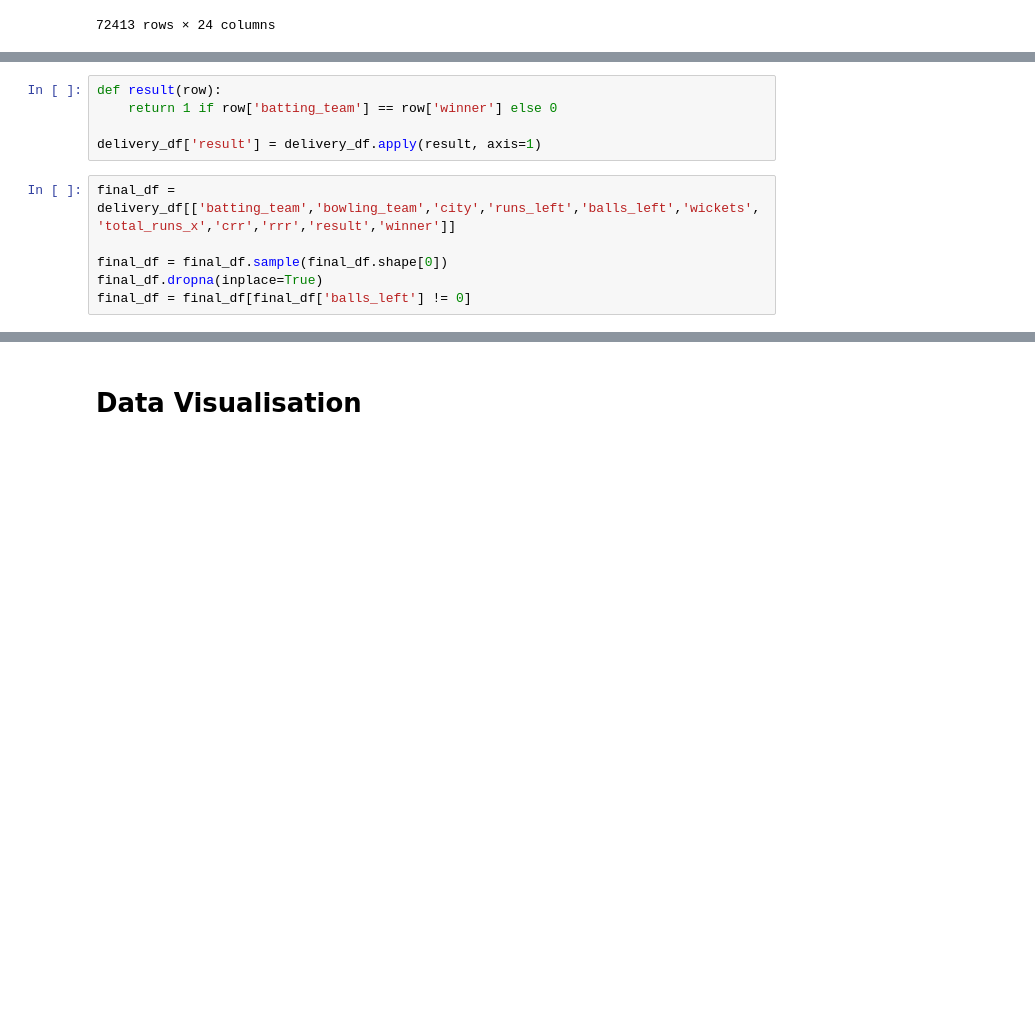
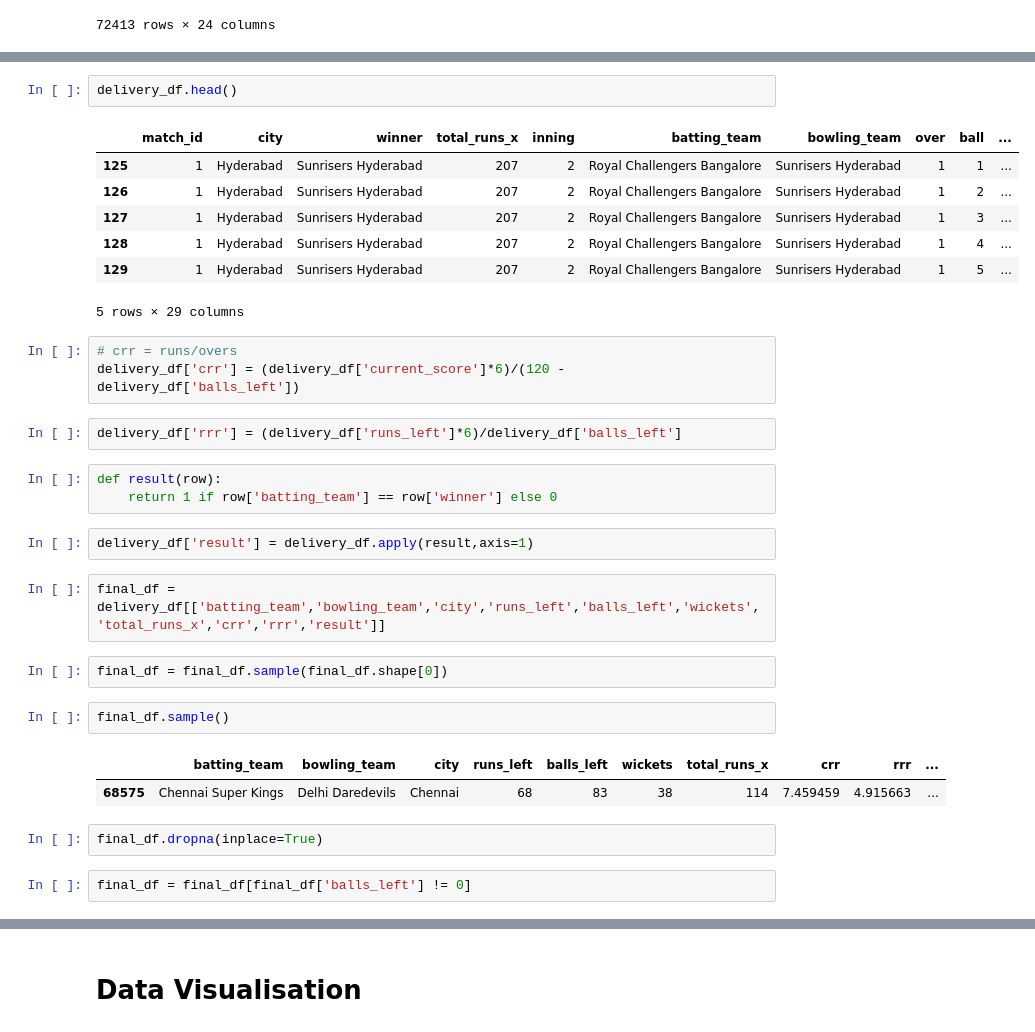
Before and after one commit to vishall214/NxtCatch, a Jupyter notebook: main.ipynb, the cells around one changed output, grey strips where cells are left out. Saved outputs shown, nothing was run; the diff lists cells and outputs as text; blank space fills up the shorter version.

```diff
--- a/main.ipynb
+++ b/main.ipynb
@@ -173,14 +202,36 @@ delivery_df['rrr'] = (delivery_df['runs_left'] * 6) / delivery_df['balls_left']
+# %%
+delivery_df.head()
+# %% [output]
+|  | match_id | city | winner | total_runs_x | inning | batting_team | bowling_team | over | ball | ... |
+| 125 | 1 | Hyderabad | Sunrisers Hyderabad | 207 | 2 | Royal Challengers Bangalore | Sunrisers Hyderabad | 1 | 1 | ... |
+| 126 | 1 | Hyderabad | Sunrisers Hyderabad | 207 | 2 | Royal Challengers Bangalore | Sunrisers Hyderabad | 1 | 2 | ... |
+| 127 | 1 | Hyderabad | Sunrisers Hyderabad | 207 | 2 | Royal Challengers Bangalore | Sunrisers Hyderabad | 1 | 3 | ... |
+| 128 | 1 | Hyderabad | Sunrisers Hyderabad | 207 | 2 | Royal Challengers Bangalore | Sunrisers Hyderabad | 1 | 4 | ... |
+| 129 | 1 | Hyderabad | Sunrisers Hyderabad | 207 | 2 | Royal Challengers Bangalore | Sunrisers Hyderabad | 1 | 5 | ... |
+5 rows × 29 columns
+# %%
+# crr = runs/overs
+delivery_df['crr'] = (delivery_df['current_score']*6)/(120 - delivery_df['balls_left'])
+# %%
+delivery_df['rrr'] = (delivery_df['runs_left']*6)/delivery_df['balls_left']
 # %%
 def result(row):
     return 1 if row['batting_team'] == row['winner'] else 0
-
-delivery_df['result'] = delivery_df.apply(result, axis=1)
+# %%
+delivery_df['result'] = delivery_df.apply(result,axis=1)
 # %%
-final_df = delivery_df[['batting_team','bowling_team','city','runs_left','balls_left','wickets','total_runs_x','crr','rrr','result','winner']]
-
-final_df = final_df.sample(final_df.shape[0])
-final_df.dropna(inplace=True)
-final_df = final_df[final_df['balls_left'] != 0]
+final_df = delivery_df[['batting_team','bowling_team','city','runs_left','balls_left','wickets','total_runs_x','crr','rrr','result']]
+# %%
+final_df = final_df.sample(final_df.shape[0])
+# %%
+final_df.sample()
+# %% [output]
+|  | batting_team | bowling_team | city | runs_left | balls_left | wickets | total_runs_x | crr | rrr | ... |
+| 68575 | Chennai Super Kings | Delhi Daredevils | Chennai | 68 | 83 | 38 | 114 | 7.459459 | 4.915663 | ... |
+# %%
+final_df.dropna(inplace=True)
+# %%
+final_df = final_df[final_df['balls_left'] != 0]
 # %%
 final_df.isnull().sum()
 # %% [output]
```
Also changed, not shown: parts of 35 cells of this notebook, 2 other files.
